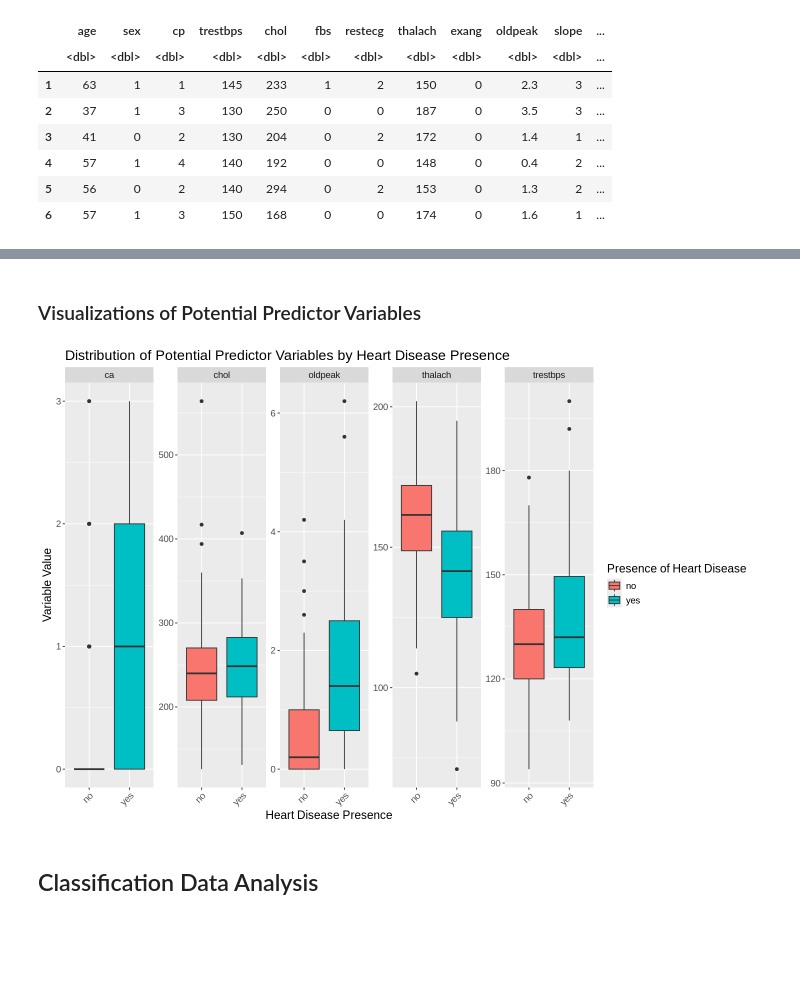
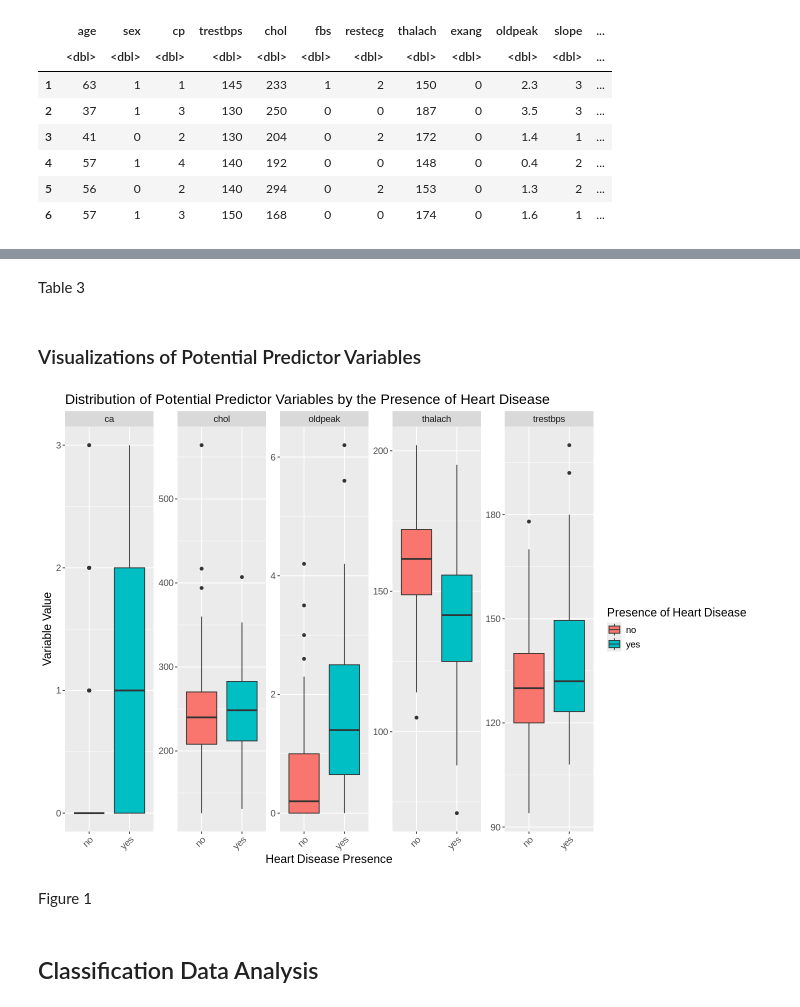
Before and after one commit to latmerlin/dsci100, a Jupyter notebook: Cleveland-final.ipynb, the cells around one changed output, grey strips where cells are left out. Saved outputs shown, nothing was run; the diff lists cells and outputs as text; code cells hidden in the pictures; blank space fills up the shorter version.

```diff
--- a/Cleveland-final.ipynb
+++ b/Cleveland-final.ipynb
@@ -177,19 +160,23 @@ A matrix: 1 × 7 of type dbl
+# %% [markdown]
+Table 3
 # %% [markdown]
 ### Visualizations of Potential Predictor Variables
 # %%
 # box plots visualization of the data
 options(repr.plot.width=12, repr.plot.height=8)
 
 long_data <- cleveland_train |>
   pivot_longer(cols = c(trestbps, thalach, oldpeak, chol, ca), names_to = "variable", values_to = "value")
 
 ggplot(long_data, aes(x = heart_disease_presence, y = value, fill = heart_disease_presence)) +
   geom_boxplot() +
   facet_wrap(~variable, scales = 'free', ncol = 5) +
-  labs(x = "Heart Disease Presence", y = "Variable Value", fill = "Presence of Heart Disease", title = "Distribution of Potential Predictor Variables by Heart Disease Presence") +
+  labs(x = "Heart Disease Presence", y = "Variable Value", fill = "Presence of Heart Disease", title = "Distribution of Potential Predictor Variables by the Presence of Heart Disease") +
   theme(text = element_text(size = 14), axis.text.x = element_text(angle = 45, hjust = 1))
 # %% [output]
-[figure, old version]
+[figure, new version]
+# %% [markdown]
+Figure 1
 # %% [markdown]
 ## Classification Data Analysis
 # %% [markdown]
```
Also changed, not shown: parts of 38 cells of this notebook.
